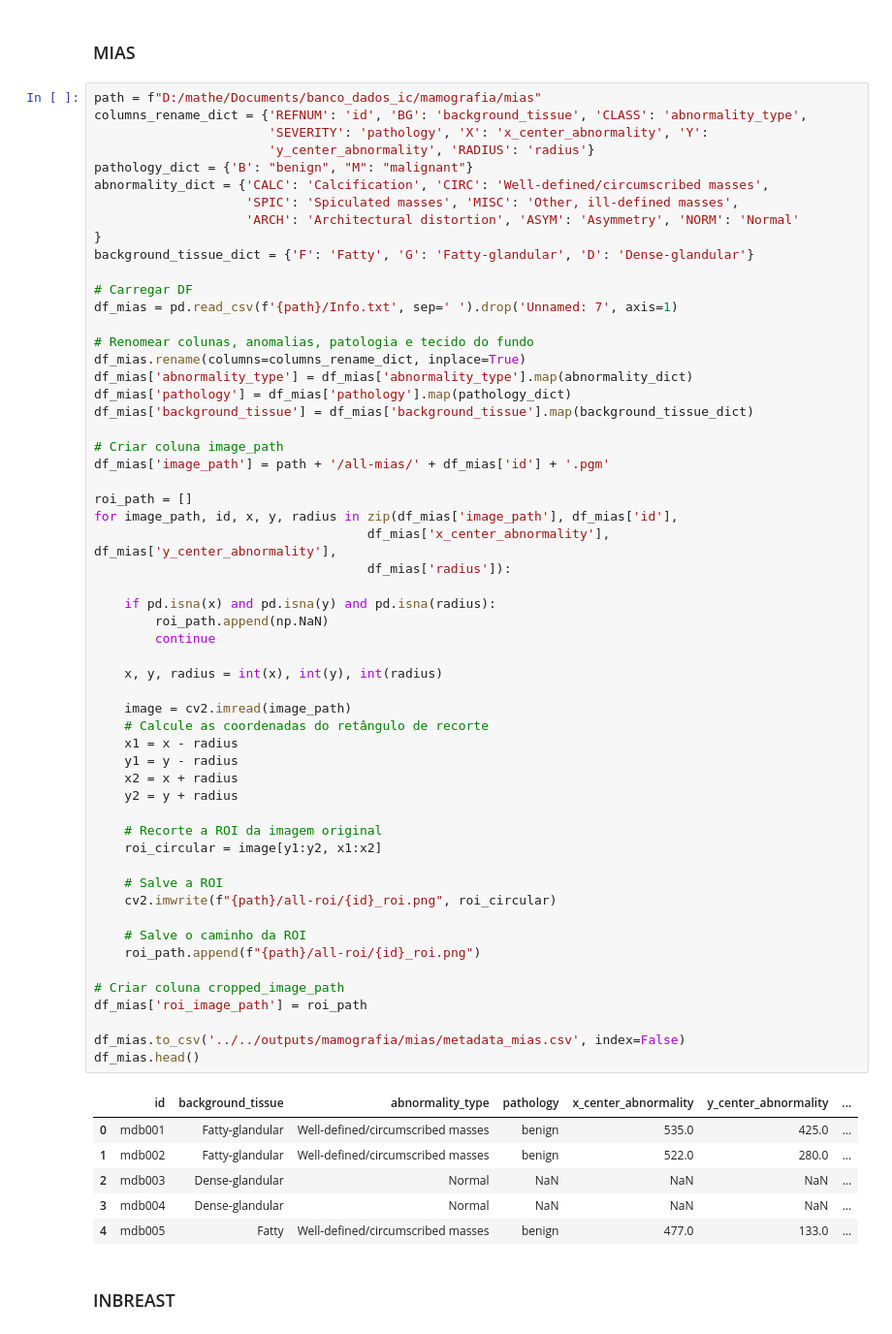
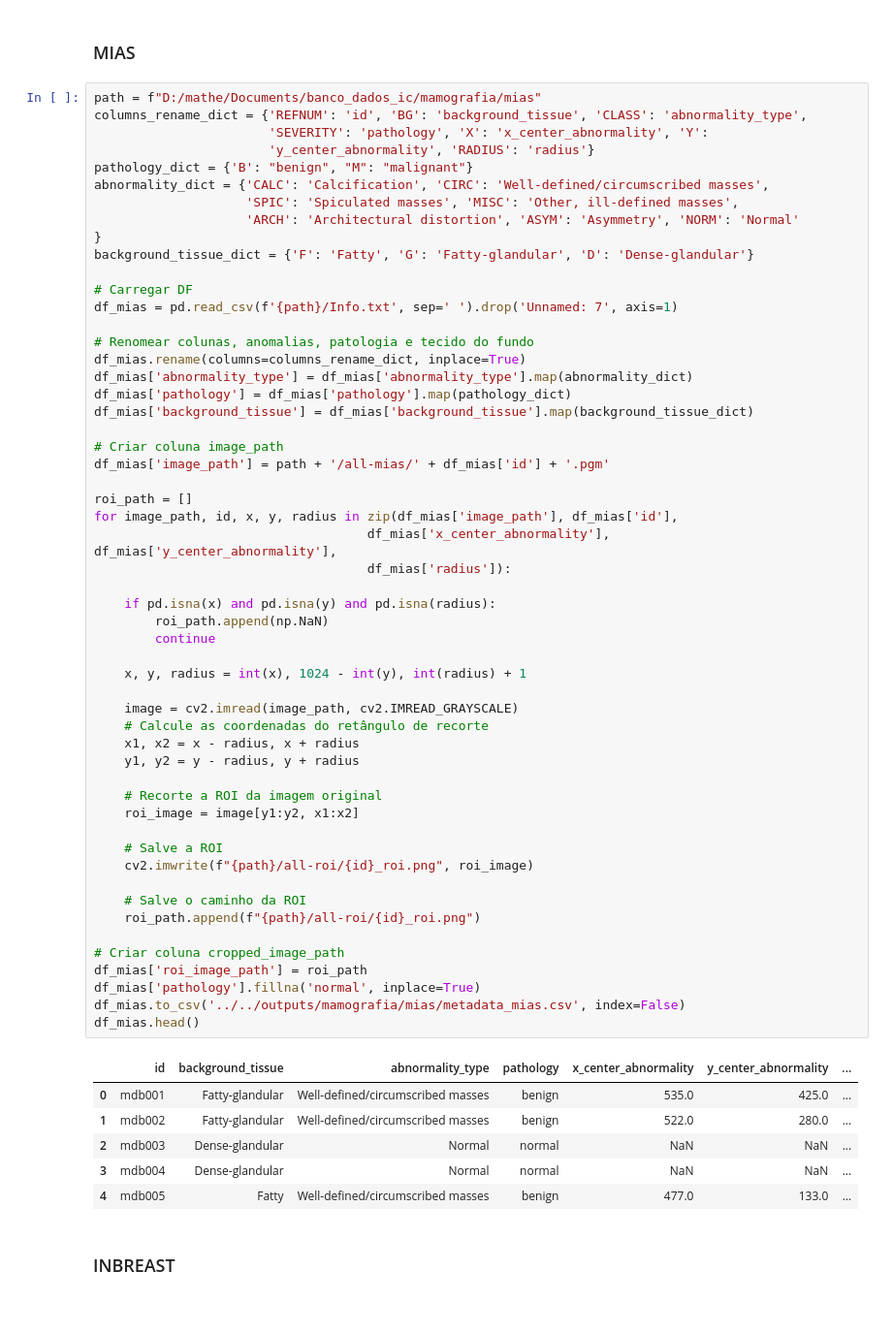
Before and after one commit to matheusssilva991/Radiomica, a Jupyter notebook: src/mamografia/catalogar_imagens.ipynb, the cells around one changed output. Shown at 97% size. Saved outputs shown, nothing was run; the diff lists cells and outputs as text.

```diff
--- a/src/mamografia/catalogar_imagens.ipynb
+++ b/src/mamografia/catalogar_imagens.ipynb
@@ -167,44 +167,42 @@ df_mias['background_tissue'] = df_mias['background_tissue'].map(background_tissu
 # Criar coluna image_path
 df_mias['image_path'] = path + '/all-mias/' + df_mias['id'] + '.pgm'
 
 roi_path = []
 for image_path, id, x, y, radius in zip(df_mias['image_path'], df_mias['id'],
                                     df_mias['x_center_abnormality'], df_mias['y_center_abnormality'],
                                     df_mias['radius']):
 
     if pd.isna(x) and pd.isna(y) and pd.isna(radius):
         roi_path.append(np.NaN)
         continue
 
-    x, y, radius = int(x), int(y), int(radius)
+    x, y, radius = int(x), 1024 - int(y), int(radius) + 1
 
-    image = cv2.imread(image_path)
+    image = cv2.imread(image_path, cv2.IMREAD_GRAYSCALE)
     # Calcule as coordenadas do retângulo de recorte
-    x1 = x - radius
-    y1 = y - radius
-    x2 = x + radius
-    y2 = y + radius
+    x1, x2 = x - radius, x + radius
+    y1, y2 = y - radius, y + radius
 
     # Recorte a ROI da imagem original
-    roi_circular = image[y1:y2, x1:x2]
+    roi_image = image[y1:y2, x1:x2]
 
     # Salve a ROI
-    cv2.imwrite(f"{path}/all-roi/{id}_roi.png", roi_circular)
+    cv2.imwrite(f"{path}/all-roi/{id}_roi.png", roi_image)
 
     # Salve o caminho da ROI
     roi_path.append(f"{path}/all-roi/{id}_roi.png")
 
 # Criar coluna cropped_image_path
 df_mias['roi_image_path'] = roi_path
-
+df_mias['pathology'].fillna('normal', inplace=True)
 df_mias.to_csv('../../outputs/mamografia/mias/metadata_mias.csv', index=False)
 df_mias.head()
 # %% [output]
 |  | id | background_tissue | abnormality_type | pathology | x_center_abnormality | y_center_abnormality | ... |
 | 0 | mdb001 | Fatty-glandular | Well-defined/circumscribed masses | benign | 535.0 | 425.0 | ... |
 | 1 | mdb002 | Fatty-glandular | Well-defined/circumscribed masses | benign | 522.0 | 280.0 | ... |
-| 2 | mdb003 | Dense-glandular | Normal | NaN | NaN | NaN | ... |
-| 3 | mdb004 | Dense-glandular | Normal | NaN | NaN | NaN | ... |
+| 2 | mdb003 | Dense-glandular | Normal | normal | NaN | NaN | ... |
+| 3 | mdb004 | Dense-glandular | Normal | normal | NaN | NaN | ... |
 | 4 | mdb005 | Fatty | Well-defined/circumscribed masses | benign | 477.0 | 133.0 | ... |
 # %% [markdown]
 ### INBREAST
```
Also changed, not shown: 16 other files.
